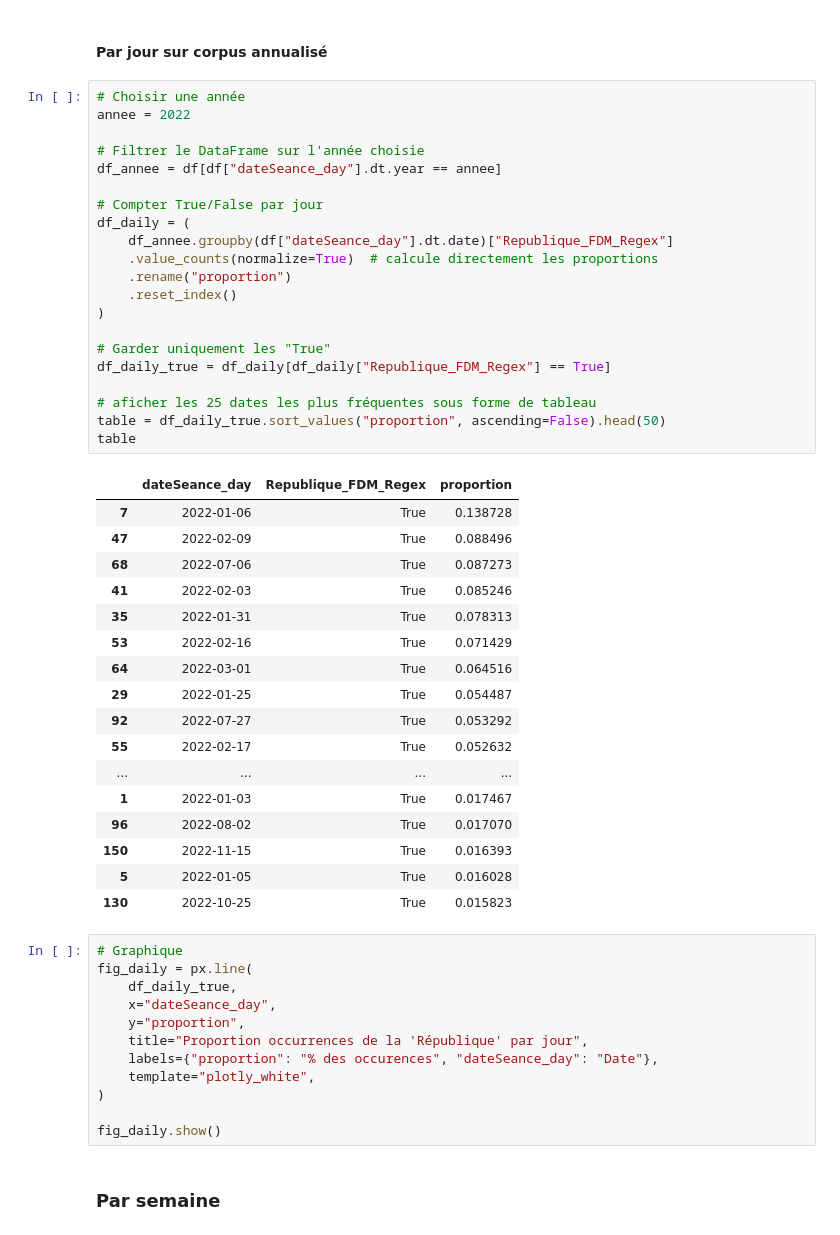
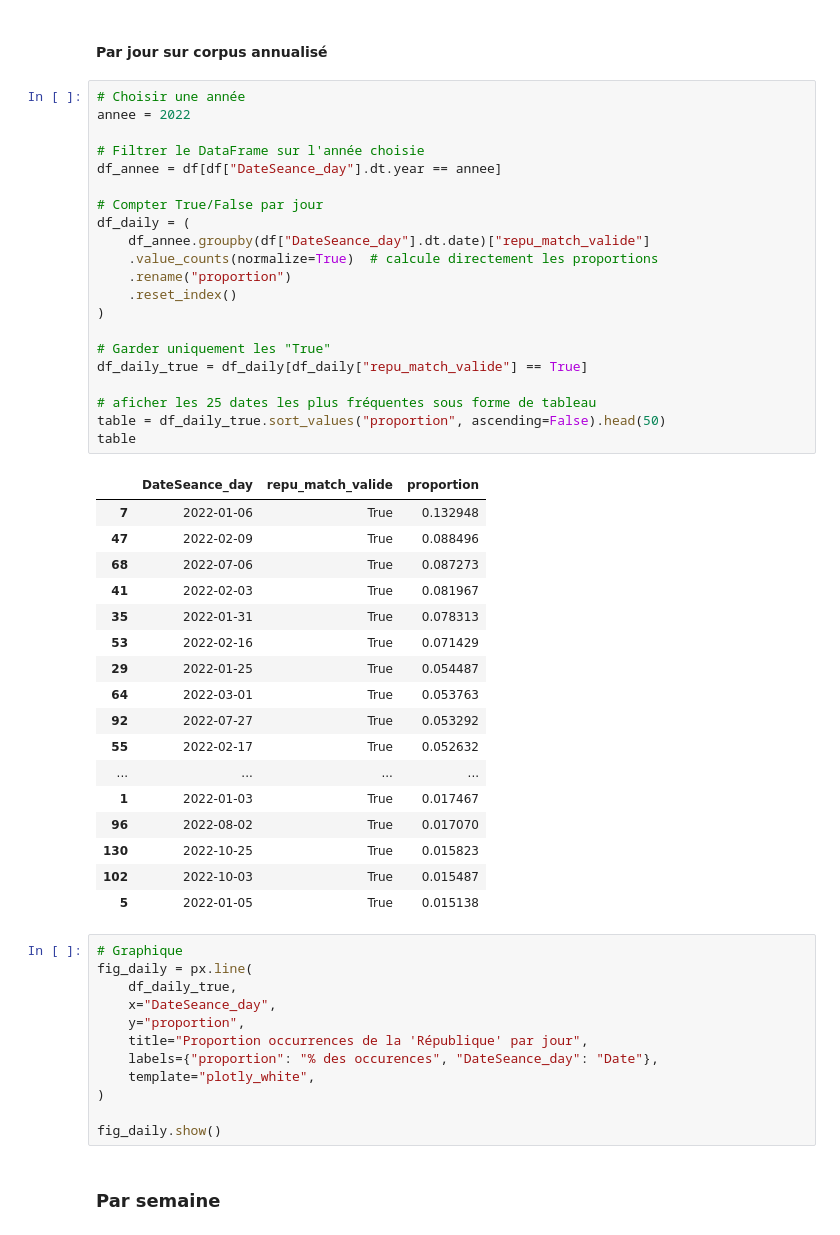
Before and after one commit to Matthias-Levalet/republique-cest-quoi, a Jupyter notebook: exploration/4- Analysis %.ipynb, the cells around one changed output. Cells and saved outputs as stored; diff of their text form.

```diff
--- a/exploration/4- Analysis %.ipynb
+++ b/exploration/4- Analysis %.ipynb
@@ -101,50 +101,50 @@ fig_daily.show()
 # %%
 # Choisir une année
 annee = 2022
 
 # Filtrer le DataFrame sur l'année choisie
-df_annee = df[df["dateSeance_day"].dt.year == annee]
+df_annee = df[df["DateSeance_day"].dt.year == annee]
 
 # Compter True/False par jour
 df_daily = (
-    df_annee.groupby(df["dateSeance_day"].dt.date)["Republique_FDM_Regex"]
+    df_annee.groupby(df["DateSeance_day"].dt.date)["repu_match_valide"]
     .value_counts(normalize=True)  # calcule directement les proportions
     .rename("proportion")
     .reset_index()
 )
 
 # Garder uniquement les "True"
-df_daily_true = df_daily[df_daily["Republique_FDM_Regex"] == True]
+df_daily_true = df_daily[df_daily["repu_match_valide"] == True]
 
 # aficher les 25 dates les plus fréquentes sous forme de tableau
 table = df_daily_true.sort_values("proportion", ascending=False).head(50)
 table
 # %% [output]
-|  | dateSeance_day | Republique_FDM_Regex | proportion |
-| 7 | 2022-01-06 | True | 0.138728 |
+|  | DateSeance_day | repu_match_valide | proportion |
+| 7 | 2022-01-06 | True | 0.132948 |
 | 47 | 2022-02-09 | True | 0.088496 |
 | 68 | 2022-07-06 | True | 0.087273 |
-| 41 | 2022-02-03 | True | 0.085246 |
+| 41 | 2022-02-03 | True | 0.081967 |
 | 35 | 2022-01-31 | True | 0.078313 |
 | 53 | 2022-02-16 | True | 0.071429 |
-| 64 | 2022-03-01 | True | 0.064516 |
 | 29 | 2022-01-25 | True | 0.054487 |
+| 64 | 2022-03-01 | True | 0.053763 |
 | 92 | 2022-07-27 | True | 0.053292 |
 | 55 | 2022-02-17 | True | 0.052632 |
 | ... | ... | ... | ... |
 | 1 | 2022-01-03 | True | 0.017467 |
 | 96 | 2022-08-02 | True | 0.017070 |
-| 150 | 2022-11-15 | True | 0.016393 |
-| 5 | 2022-01-05 | True | 0.016028 |
 | 130 | 2022-10-25 | True | 0.015823 |
+| 102 | 2022-10-03 | True | 0.015487 |
+| 5 | 2022-01-05 | True | 0.015138 |
 # %%
 # Graphique
 fig_daily = px.line(
     df_daily_true,
-    x="dateSeance_day",
+    x="DateSeance_day",
     y="proportion",
     title="Proportion occurrences de la 'République' par jour",
-    labels={"proportion": "% des occurences", "dateSeance_day": "Date"},
+    labels={"proportion": "% des occurences", "DateSeance_day": "Date"},
     template="plotly_white",
 )
 
```
Also changed, not shown: parts of 50 cells of this notebook, 2 other files.
